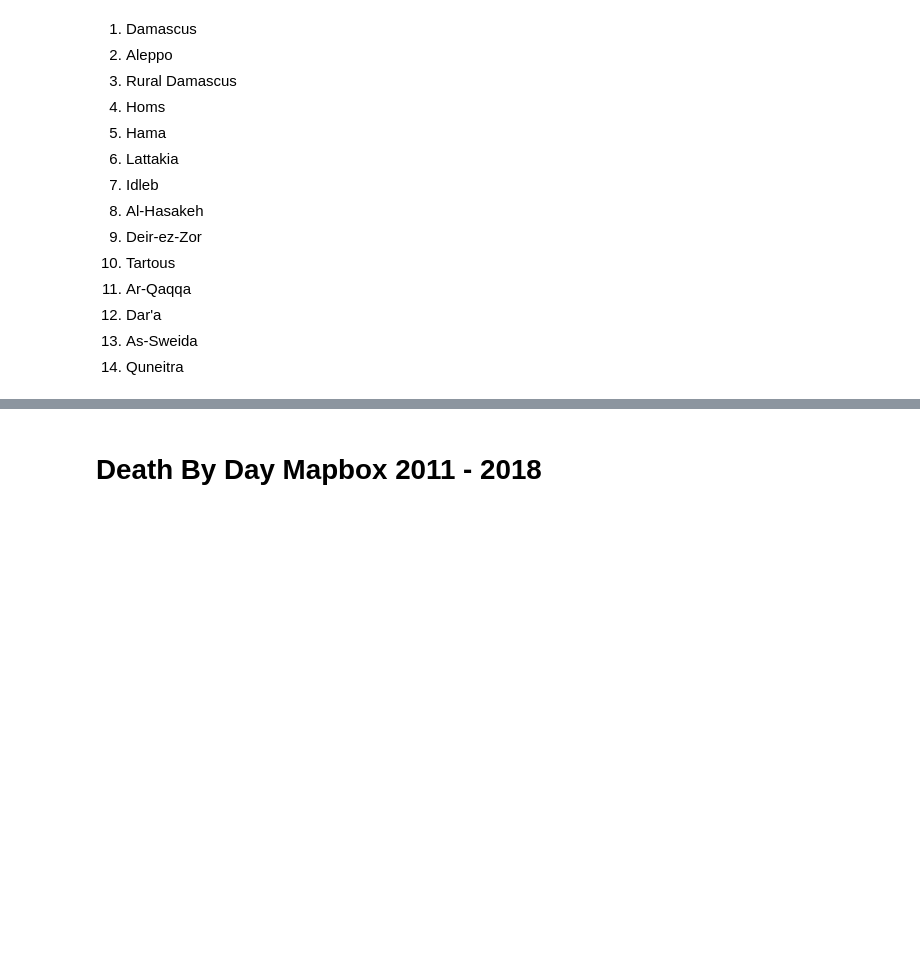
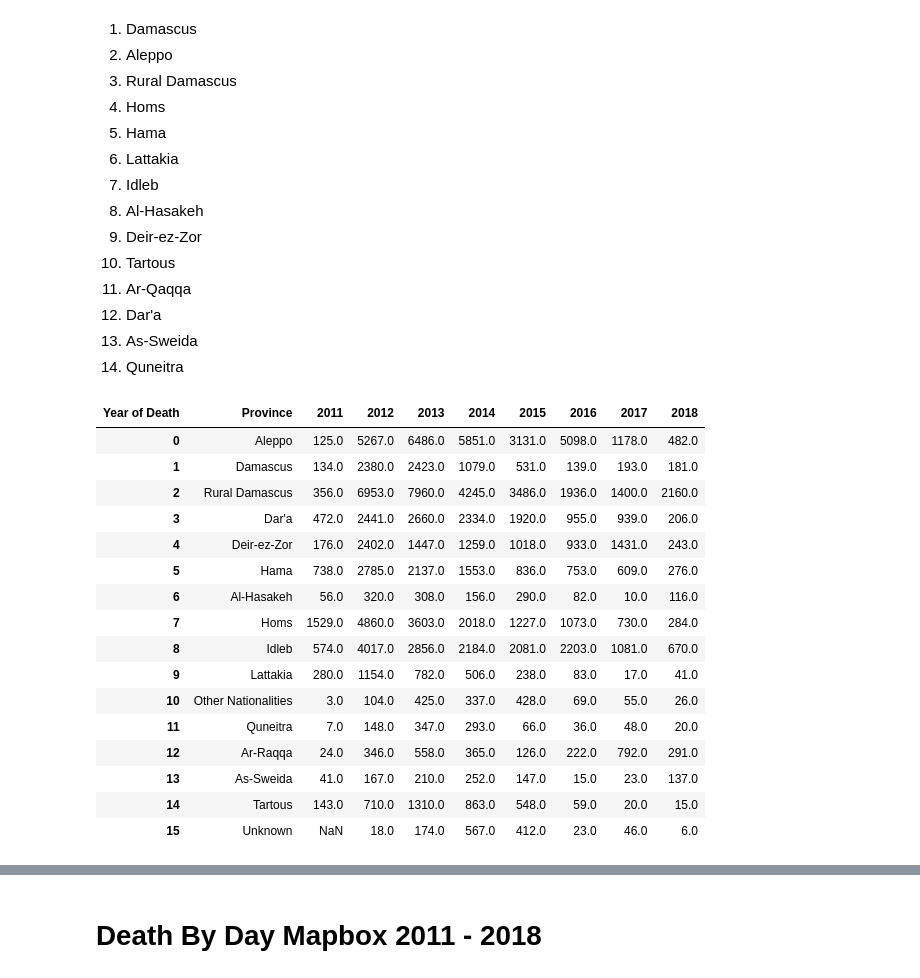
Before and after one commit to romansul/syrian-civil-war, a Jupyter notebook: Choropleth Map CSR bokeh.ipynb, the cells around one changed output, grey strips where cells are left out. Saved outputs shown, nothing was run; the diff lists cells and outputs as text; code cells hidden in the pictures; blank space fills up the shorter version.

```diff
--- a/Choropleth Map CSR bokeh.ipynb
+++ b/Choropleth Map CSR bokeh.ipynb
@@ -175,19 +172,37 @@ year_as_column = year_as_column.drop(['0000', '1970'], axis=1)
 # %%
 # changing province names by hand
 name_change = {
     'Damascus Suburbs': 'Rural Damascus',
     'Daraa': 'Dar\'a',
     'Deir Ezzor': 'Deir-ez-Zor',
     'Hasakeh': 'Al-Hasakeh',
     'Idlib': 'Idleb',
     'Raqqa': 'Ar-Raqqa',
     'Sweida': 'As-Sweida'
 }
 
 # renames the provinces using name_change
 year_as_column.replace(name_change, inplace=True)
 
-# year_as_column
+year_as_column
+# %% [output]
+| Year of Death | Province | 2011 | 2012 | 2013 | 2014 | 2015 | 2016 | 2017 | 2018 |
+| 0 | Aleppo | 125.0 | 5267.0 | 6486.0 | 5851.0 | 3131.0 | 5098.0 | 1178.0 | 482.0 |
+| 1 | Damascus | 134.0 | 2380.0 | 2423.0 | 1079.0 | 531.0 | 139.0 | 193.0 | 181.0 |
+| 2 | Rural Damascus | 356.0 | 6953.0 | 7960.0 | 4245.0 | 3486.0 | 1936.0 | 1400.0 | 2160.0 |
+| 3 | Dar'a | 472.0 | 2441.0 | 2660.0 | 2334.0 | 1920.0 | 955.0 | 939.0 | 206.0 |
+| 4 | Deir-ez-Zor | 176.0 | 2402.0 | 1447.0 | 1259.0 | 1018.0 | 933.0 | 1431.0 | 243.0 |
+| 5 | Hama | 738.0 | 2785.0 | 2137.0 | 1553.0 | 836.0 | 753.0 | 609.0 | 276.0 |
+| 6 | Al-Hasakeh | 56.0 | 320.0 | 308.0 | 156.0 | 290.0 | 82.0 | 10.0 | 116.0 |
+| 7 | Homs | 1529.0 | 4860.0 | 3603.0 | 2018.0 | 1227.0 | 1073.0 | 730.0 | 284.0 |
+| 8 | Idleb | 574.0 | 4017.0 | 2856.0 | 2184.0 | 2081.0 | 2203.0 | 1081.0 | 670.0 |
+| 9 | Lattakia | 280.0 | 1154.0 | 782.0 | 506.0 | 238.0 | 83.0 | 17.0 | 41.0 |
+| 10 | Other Nationalities | 3.0 | 104.0 | 425.0 | 337.0 | 428.0 | 69.0 | 55.0 | 26.0 |
+| 11 | Quneitra | 7.0 | 148.0 | 347.0 | 293.0 | 66.0 | 36.0 | 48.0 | 20.0 |
+| 12 | Ar-Raqqa | 24.0 | 346.0 | 558.0 | 365.0 | 126.0 | 222.0 | 792.0 | 291.0 |
+| 13 | As-Sweida | 41.0 | 167.0 | 210.0 | 252.0 | 147.0 | 15.0 | 23.0 | 137.0 |
+| 14 | Tartous | 143.0 | 710.0 | 1310.0 | 863.0 | 548.0 | 59.0 | 20.0 | 15.0 |
+| 15 | Unknown | NaN | 18.0 | 174.0 | 567.0 | 412.0 | 23.0 | 46.0 | 6.0 |
 # %%
 # joining data from casualties and data geodata
 merged = year_as_column.set_index('Province').join(map_df.set_index('NAME_EN'))
```
Also changed, not shown: parts of 27 cells of this notebook, 9 other files.
